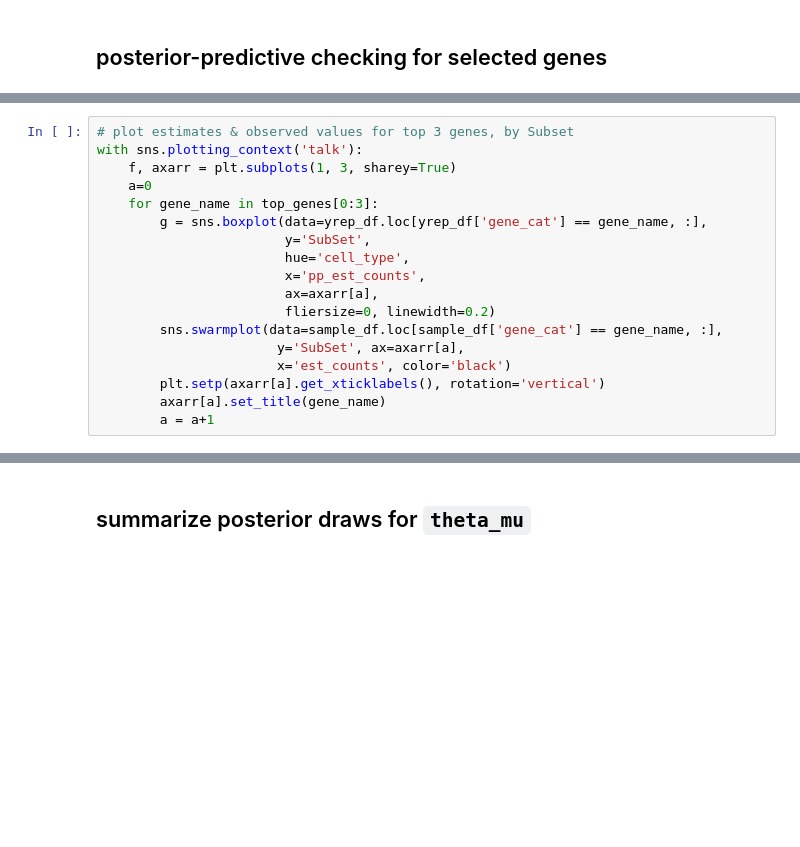
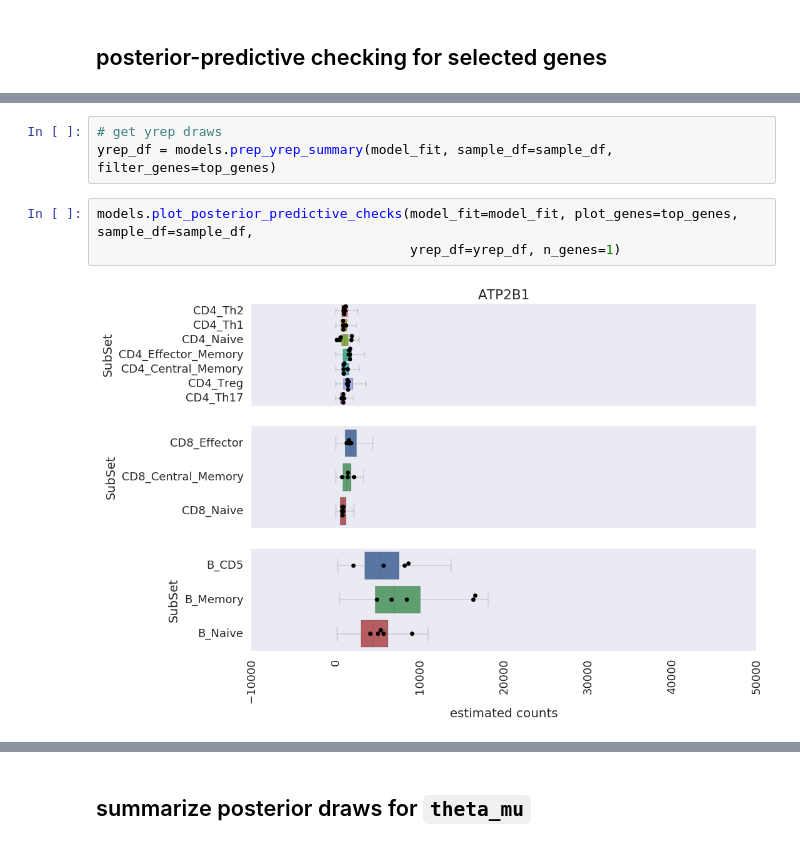
Before and after one commit to hammerlab/immune-infiltrate-explorations, a Jupyter notebook: behavior_of_rnaseq_data/0.862 model5 by SubSet (n=500).ipynb, the cells around one changed output, grey strips where cells are left out. Cells and saved outputs as stored; diff of their text form; blank space fills up the shorter version.

Commit message:
various updates to models & cache; regen notebooks; modified version of model7

```diff
--- a/behavior_of_rnaseq_data/0.862 model5 by SubSet (n=500).ipynb
+++ b/behavior_of_rnaseq_data/0.862 model5 by SubSet (n=500).ipynb
@@ -122,18 +133,8 @@ print(top_genes)
-# %%
-# plot estimates & observed values for top 3 genes, by Subset
-with sns.plotting_context('talk'):
-    f, axarr = plt.subplots(1, 3, sharey=True)
-    a=0
-    for gene_name in top_genes[0:3]:
-        g = sns.boxplot(data=yrep_df.loc[yrep_df['gene_cat'] == gene_name, :],
-                        y='SubSet',
-                        hue='cell_type',
-                        x='pp_est_counts',
-                        ax=axarr[a],
-                        fliersize=0, linewidth=0.2)
-        sns.swarmplot(data=sample_df.loc[sample_df['gene_cat'] == gene_name, :],
-                       y='SubSet', ax=axarr[a],
-                       x='est_counts', color='black')
-        plt.setp(axarr[a].get_xticklabels(), rotation='vertical')
-        axarr[a].set_title(gene_name)
-        a = a+1
+# %%
+# get yrep draws
+yrep_df = models.prep_yrep_summary(model_fit, sample_df=sample_df, filter_genes=top_genes)
+# %%
+models.plot_posterior_predictive_checks(model_fit=model_fit, plot_genes=top_genes, sample_df=sample_df,
+                                        yrep_df=yrep_df, n_genes=1)
+# %% [output]
+[figure, added]
```
Also changed, not shown: parts of 13 cells of this notebook, 7 other files.
